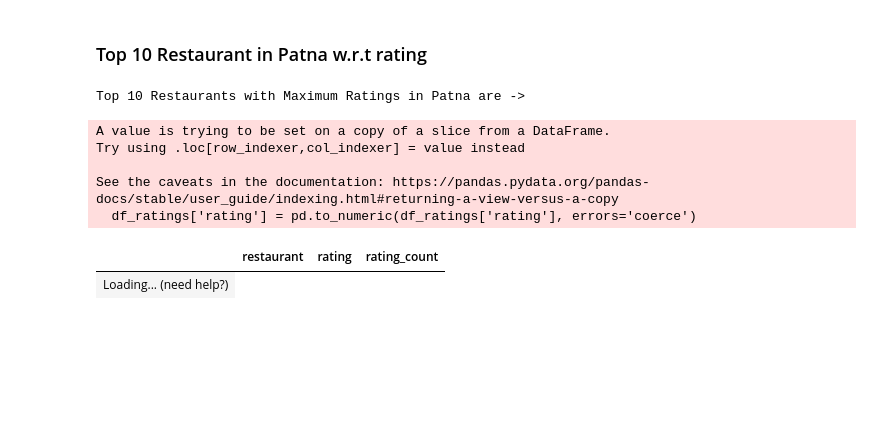
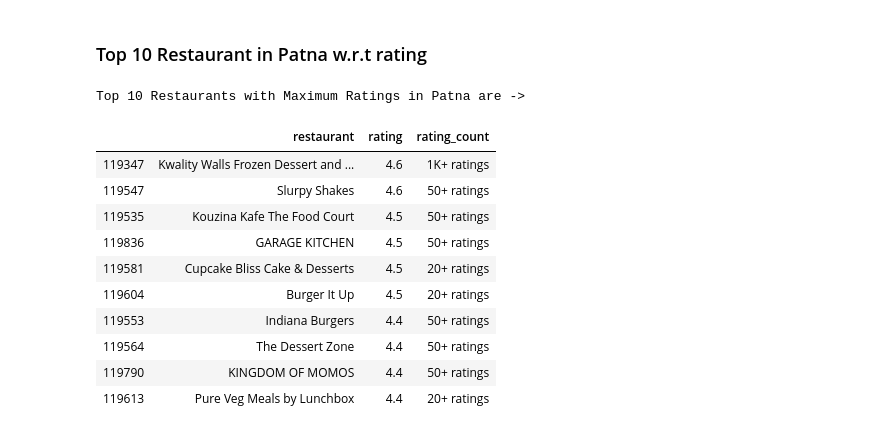
Before and after one commit to anayjain/GFG-DataAnalysis, a Jupyter notebook: GeeksforGeeks_Project1_SwiggyDataAnalysis.ipynb, the cells around one changed output. Cells and saved outputs as stored; diff of their text form; code cells hidden in the pictures; blank space fills up the shorter version.

```diff
--- a/GeeksforGeeks_Project1_SwiggyDataAnalysis.ipynb
+++ b/GeeksforGeeks_Project1_SwiggyDataAnalysis.ipynb
@@ -355,19 +426,24 @@ See the caveats in the documentation: https://pandas.pydata.org/pandas-docs/stab
 # %%
 # first exclude all restaurants with too few ratings
 df_ratings = df[df['rating_count']!='Too Few Ratings']
 # convert str column to float
 df_ratings['rating'] = pd.to_numeric(df_ratings['rating'], errors='coerce')
 patna_rest = df_ratings[df_ratings['city'] == 'Patna']
 rating_rank(patna_rest)
 max_ratings = patna_rest.sort_values(by=['rating','rating_rank'],ascending=False).head(10)
 print("Top 10 Restaurants with Maximum Ratings in Patna are ->")
-show(max_ratings[['restaurant','rating','rating_count']])
+# show(max_ratings[['restaurant','rating','rating_count']])
+tabulate(max_ratings[['restaurant','rating','rating_count']], headers = 'keys', tablefmt = 'html')
 # %% [output]
 Top 10 Restaurants with Maximum Ratings in Patna are ->
-A value is trying to be set on a copy of a slice from a DataFrame.
-Try using .loc[row_indexer,col_indexer] = value instead
-
-See the caveats in the documentation: https://pandas.pydata.org/pandas-docs/stable/user_guide/indexing.html#returning-a-view-versus-a-copy
-  df_ratings['rating'] = pd.to_numeric(df_ratings['rating'], errors='coerce')
 |  | restaurant | rating | rating_count |
-| Loading... (need help?) |
+| 119347 | Kwality Walls Frozen Dessert and ... | 4.6 | 1K+ ratings |
+| 119547 | Slurpy Shakes | 4.6 | 50+ ratings |
+| 119535 | Kouzina Kafe The Food Court | 4.5 | 50+ ratings |
+| 119836 | GARAGE KITCHEN | 4.5 | 50+ ratings |
+| 119581 | Cupcake Bliss Cake & Desserts | 4.5 | 20+ ratings |
+| 119604 | Burger It Up | 4.5 | 20+ ratings |
+| 119553 | Indiana Burgers | 4.4 | 50+ ratings |
+| 119564 | The Dessert Zone | 4.4 | 50+ ratings |
+| 119790 | KINGDOM OF MOMOS | 4.4 | 50+ ratings |
+| 119613 | Pure Veg Meals by Lunchbox | 4.4 | 20+ ratings |
```
Also changed, not shown: parts of 21 cells of this notebook.
